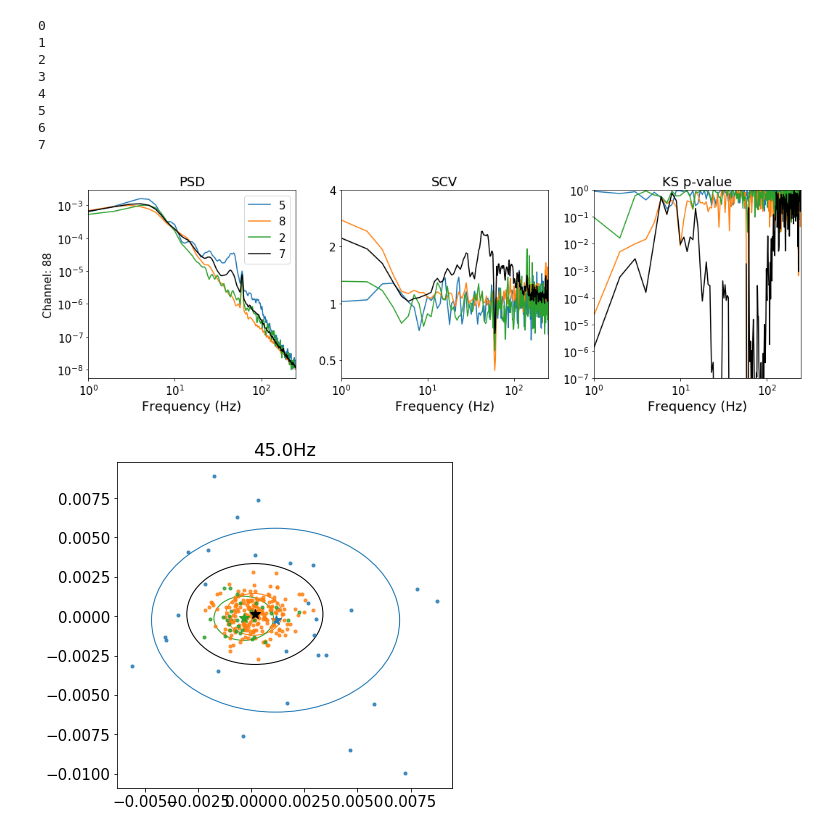
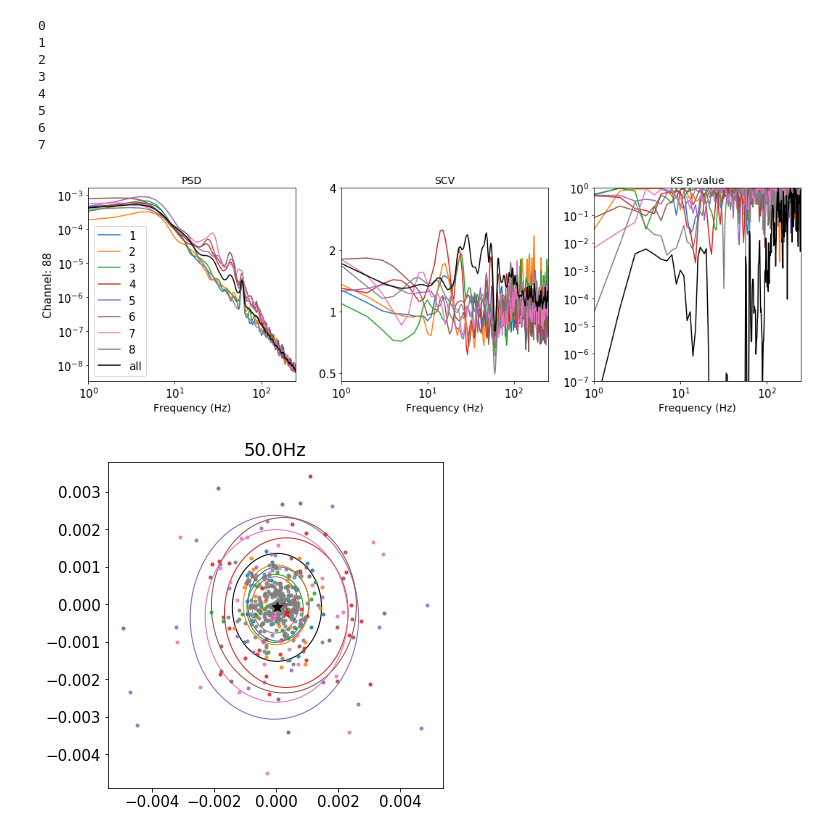
Before and after one commit to voytekresearch/SpectralCA, a Jupyter notebook: notebooks_analysis/lfpca_HermesVisECoG.ipynb, the cells around one changed output. Drawn from its saved outputs; the diff is of its cells as text; code cells hidden in the pictures.

```diff
--- a/notebooks_analysis/lfpca_HermesVisECoG.ipynb
+++ b/notebooks_analysis/lfpca_HermesVisECoG.ipynb
@@ -97,7 +97,7 @@ Transition bandwidth is 3.0 Hz. Pass/stop bandwidth is 6 Hz
 # %% [markdown]
 # Epoched data analysis
 # %%
-window = (int(fs*0),int(fs*0.5))
+window = (int(fs*0.2),int(fs*0.5))
 trial_inds = np.array(events['onset']*fs).astype(int)
 data_epoched = utils.grab_stack_epochs(data,trial_inds,window, axis=1)
 epoch_len = data_epoched.shape[1]
@@ -113,7 +113,8 @@ f_axis = f_axis[:np.where(np.abs(f_axis)>f_lim)[0][0]]
 psd = (np.abs(ft)**2.)[:,:len(f_axis),:]
 # %%
 # load into LFPCA objects
-tr_types = events['trial_type'].unique()
+# 8 (file 211) is baseline
+tr_types = np.sort(events['trial_type'].unique())
 lf_tr = []
 for i,tt in enumerate(tr_types):
     print(i)
@@ -124,6 +125,8 @@ for i,tt in enumerate(tr_types):
 lf_tr.append(lfpca.LFPCA({'nperseg':n_ft, 'noverlap':0, 'spg_outlierpct':1, 'max_freq':250}))
 lf_tr[-1].populate_fourier_data(psd, fs, f_axis)
 lf_tr[-1].compute_KS_expfit()
+
+# ~200ms has a ERP (skip it)
 # %% [output]
 0
 1
@@ -135,29 +138,29 @@ lf_tr[-1].compute_KS_expfit()
 7
 # %%
 chan = 88#88
-fr = 45
+fr = 50
 CKEYS = plt.rcParams['axes.prop_cycle'].by_key()['color'][:len(tr_types)]
 plt.figure(num=1, figsize=(15,5))
 plt.figure(num=2, figsize=(6,6))
-for i,tt in enumerate(tr_types[:3]):
+for i,tt in enumerate(tr_types):
     plt.figure(1)
     lf_tr[i].plot_spectral(plot_mean=False, plot_chan=chan, plot_color=CKEYS[i])
 
     plt.figure(2)
     plot_complex(ft[chan,fr,events.trial_type==tt], mc=CKEYS[i], ms=10)
 
 plt.figure(1)
 lf_tr[-1].plot_spectral(plot_mean=False, plot_chan=chan, plot_color='k')
 plt.subplot(1,3,1)
 plt.ylabel('Channel: %i'%chan)
 plt.legend(np.append(tr_types, 'all'))
 plt.tight_layout()
 plt.figure(2)
 plot_complex(ft[chan,fr,:], plot_single=False, mc='k', ms=10)
 plt.title('%.1fHz'%f_axis[fr]);
 # %% [output]
-[figure, old version]
+[figure, new version]
-[figure, old version]
+[figure, new version]
 # %%
 print(tr_types)
 good_chans = np.where(chan_info['status']=='good')[0]
```
Also changed, not shown: parts of 3 cells of this notebook, 4 other files.
